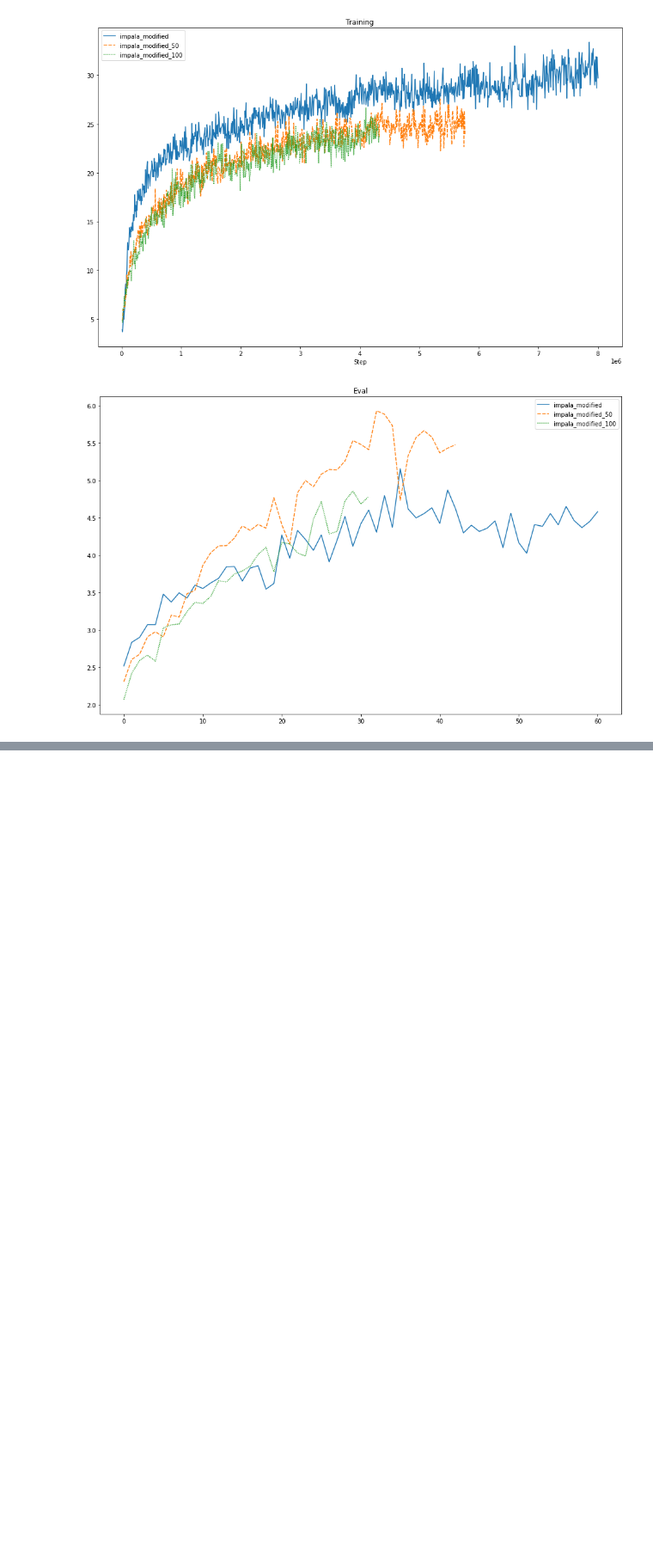
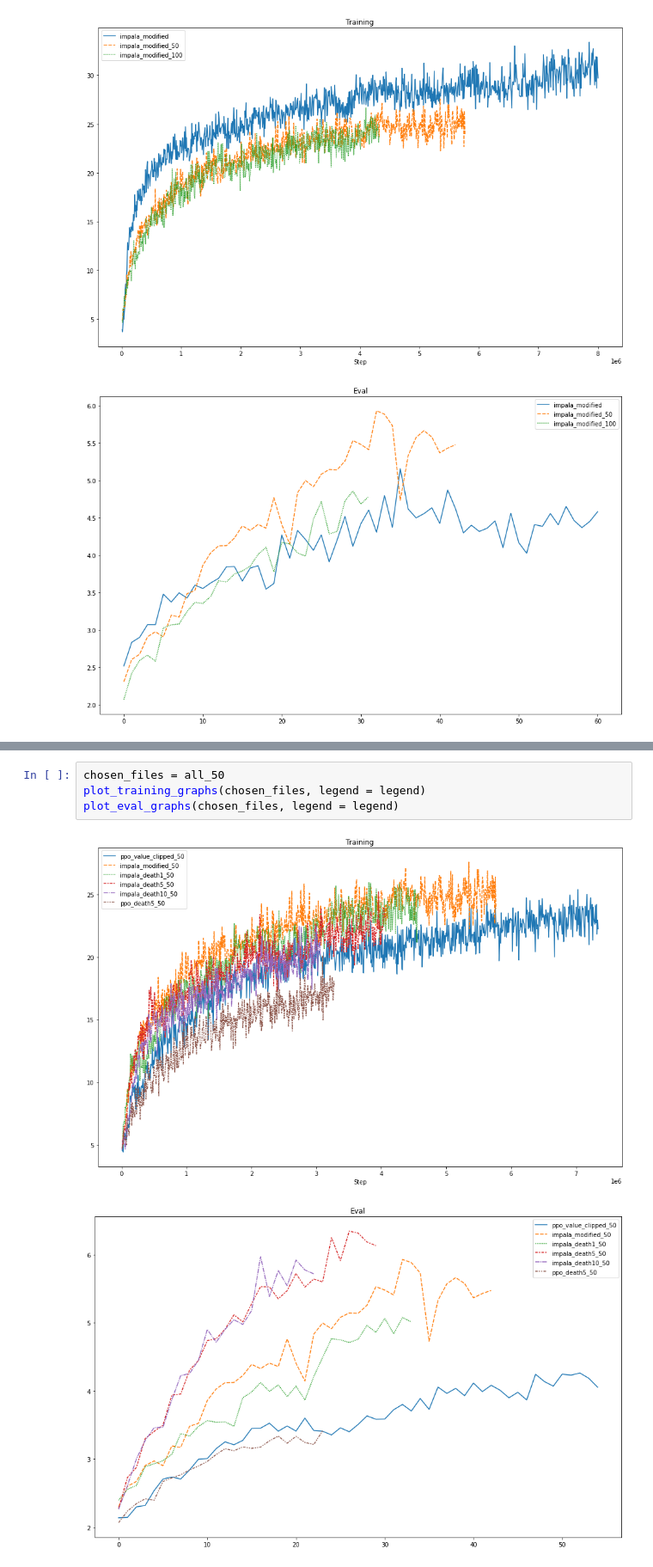
Before and after one commit to SebastianLarssonDTU/02456-Reinforcement-Learning-Project, a Jupyter notebook: Graphs.ipynb, the cells around one changed output, grey strips where cells are left out. Shown at 86% size. Saved outputs shown, nothing was run; the diff lists cells and outputs as text; blank space fills up the shorter version.

```diff
--- a/Graphs.ipynb
+++ b/Graphs.ipynb
@@ -298,0 +302,7 @@ plot_eval_graphs(chosen_files, legend = legend)
+# %%
+chosen_files = all_50
+plot_training_graphs(chosen_files, legend = legend)
+plot_eval_graphs(chosen_files, legend = legend)
+# %% [output]
+[figure, added]
+[figure, added]
```
Also changed, not shown: parts of 6 cells of this notebook.
